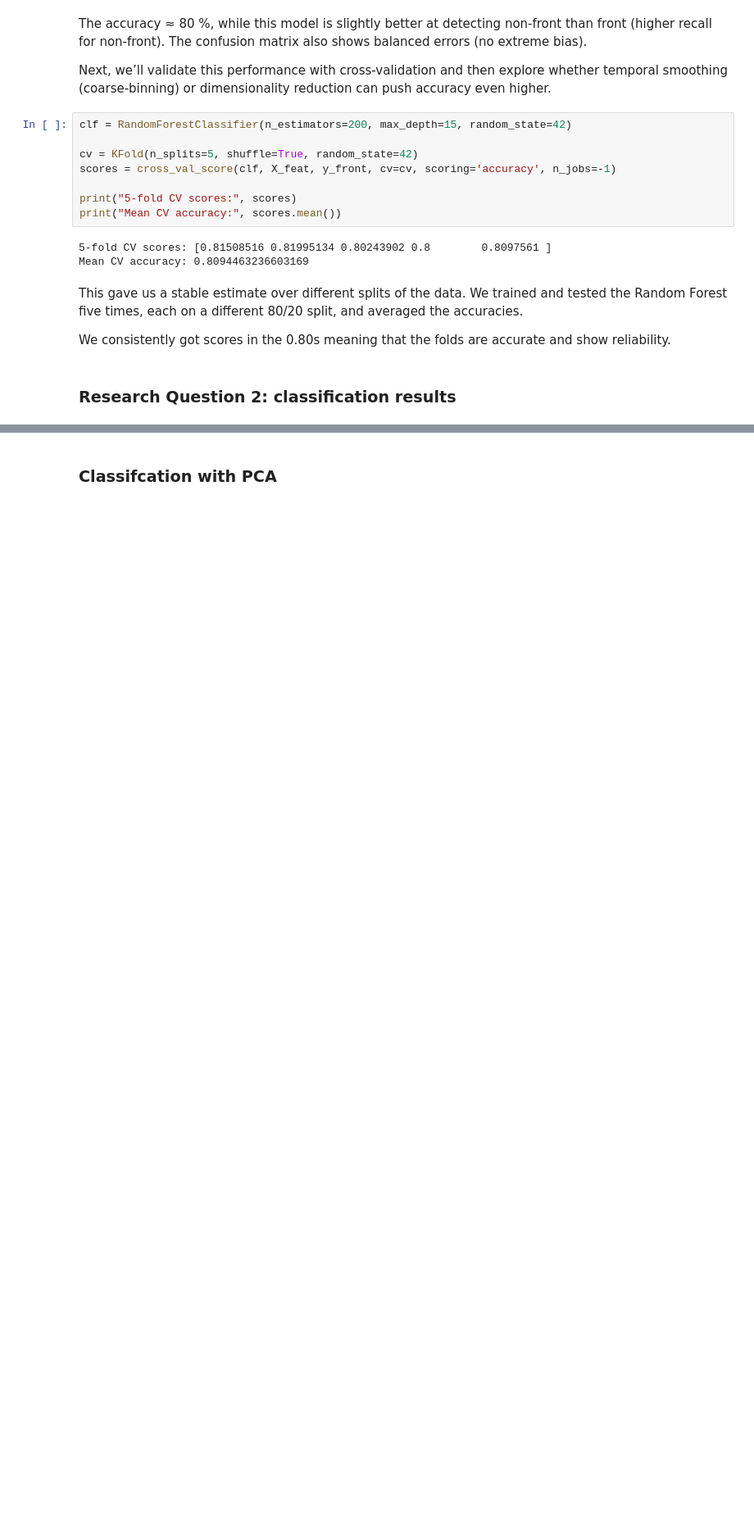
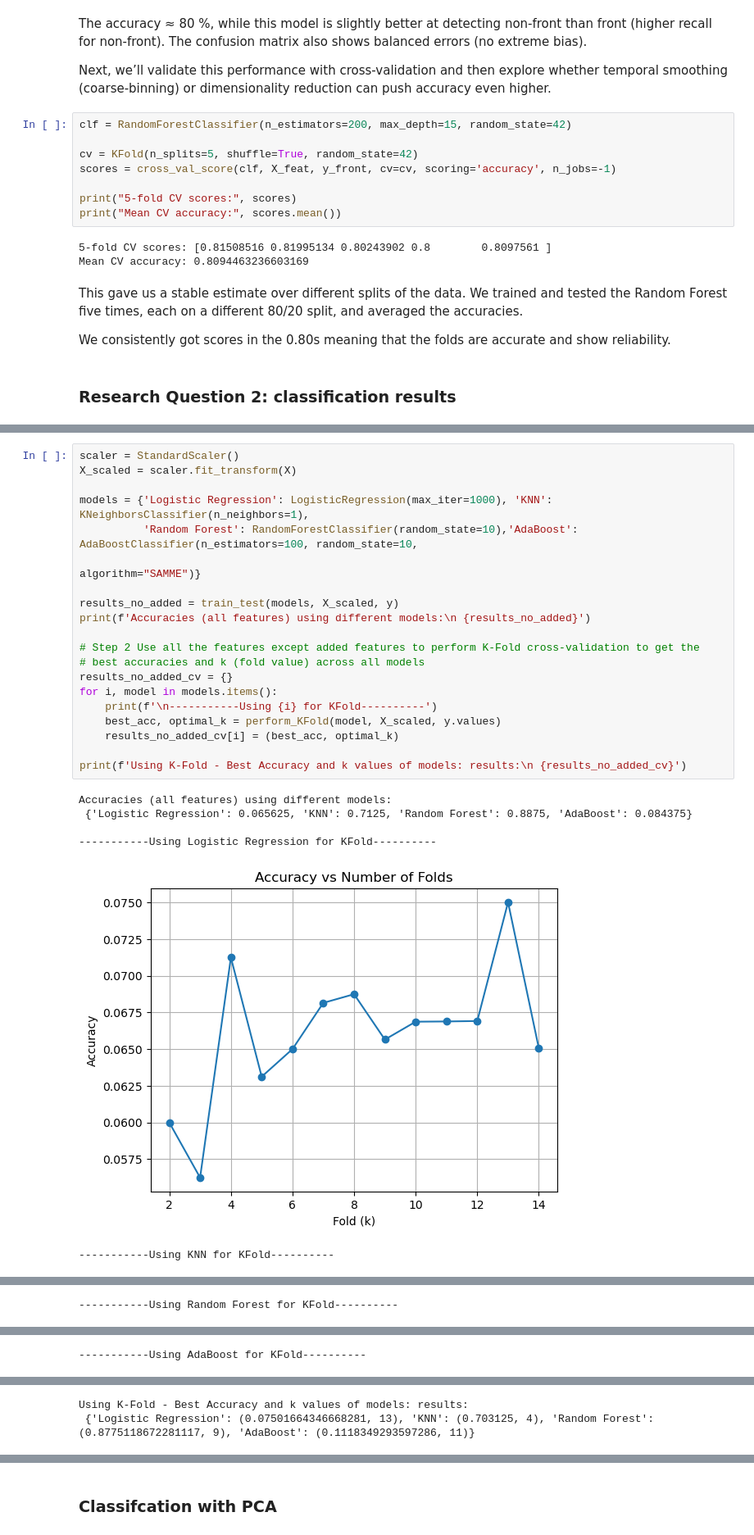
Before and after one commit to wolstone/CMSE381-Project, a Jupyter notebook: CMSE_381_Final_Project.ipynb, the cells around one changed output, grey strips where cells are left out. Shown: that part at 82% size. Cells and saved outputs as stored; diff of their text form; blank space fills up the shorter version.

```diff
--- a/CMSE_381_Final_Project.ipynb
+++ b/CMSE_381_Final_Project.ipynb
@@ -561,0 +581,27 @@ We consistently got scores in the 0.80s meaning that the folds are accurate and
+# %%
+scaler = StandardScaler()
+X_scaled = scaler.fit_transform(X)
+
+models = {'Logistic Regression': LogisticRegression(max_iter=1000), 'KNN': KNeighborsClassifier(n_neighbors=1),
+          'Random Forest': RandomForestClassifier(random_state=10),'AdaBoost': AdaBoostClassifier(n_estimators=100, random_state=10,
+                                                                                                 algorithm="SAMME")}
+
+results_no_added = train_test(models, X_scaled, y)
+print(f'Accuracies (all features) using different models:\n {results_no_added}')
+
+# Step 2 Use all the features except added features to perform K-Fold cross-validation to get the
+# best accuracies and k (fold value) across all models
+results_no_added_cv = {}
+for i, model in models.items():
+    print(f'\n-----------Using {i} for KFold----------')
+    best_acc, optimal_k = perform_KFold(model, X_scaled, y.values)
+    results_no_added_cv[i] = (best_acc, optimal_k)
+
+print(f'Using K-Fold - Best Accuracy and k values of models: results:\n {results_no_added_cv}')
+# %% [output]
+Accuracies (all features) using different models:
+ {'Logistic Regression': 0.065625, 'KNN': 0.7125, 'Random Forest': 0.8875, 'AdaBoost': 0.084375}
+
+-----------Using Logistic Regression for KFold----------
+[figure, added]
+-----------Using KNN for KFold----------
@@ -561,0 +609 @@ We consistently got scores in the 0.80s meaning that the folds are accurate and
+-----------Using Random Forest for KFold----------
@@ -561,0 +611 @@ We consistently got scores in the 0.80s meaning that the folds are accurate and
+-----------Using AdaBoost for KFold----------
@@ -561,0 +613,2 @@ We consistently got scores in the 0.80s meaning that the folds are accurate and
+Using K-Fold - Best Accuracy and k values of models: results:
+ {'Logistic Regression': (0.07501664346668281, 13), 'KNN': (0.703125, 4), 'Random Forest': (0.8775118672281117, 9), 'AdaBoost': (0.1118349293597286, 11)}
```
Also changed, not shown: parts of 30 cells of this notebook.
